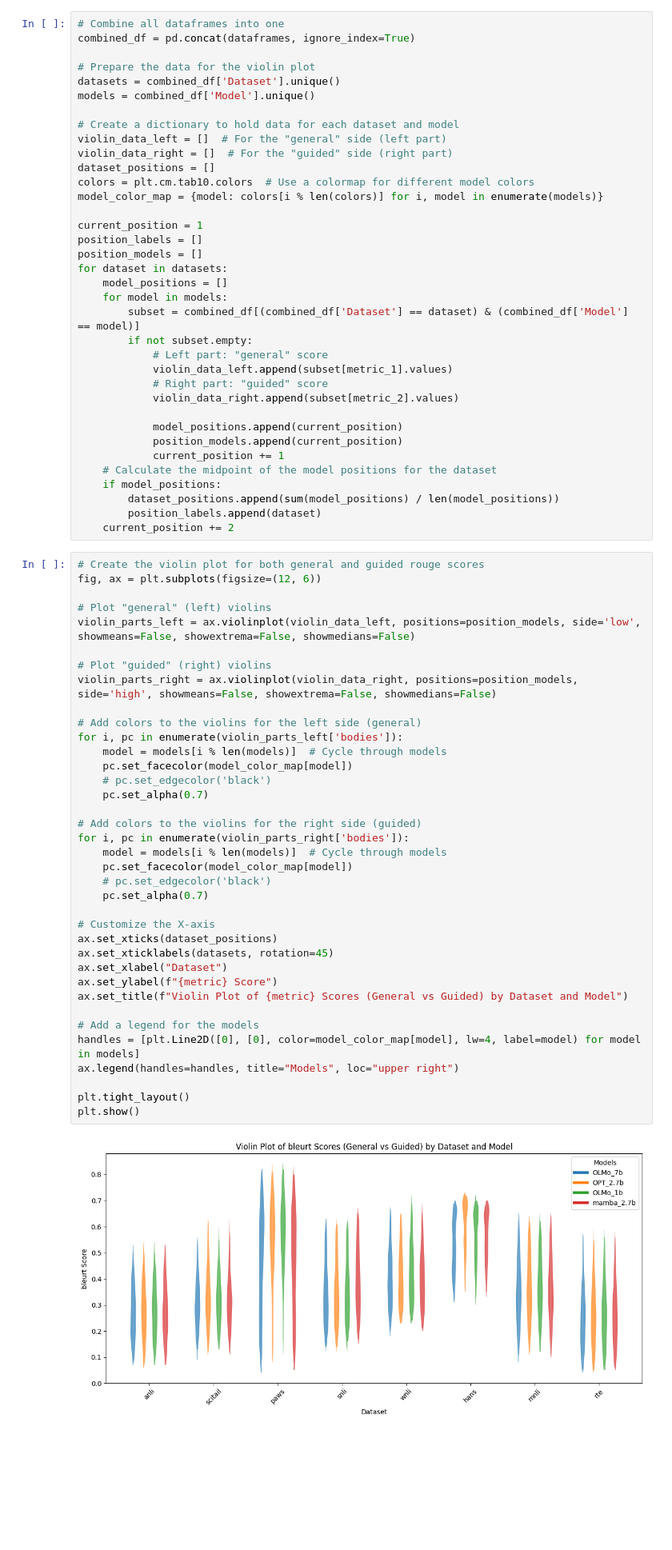
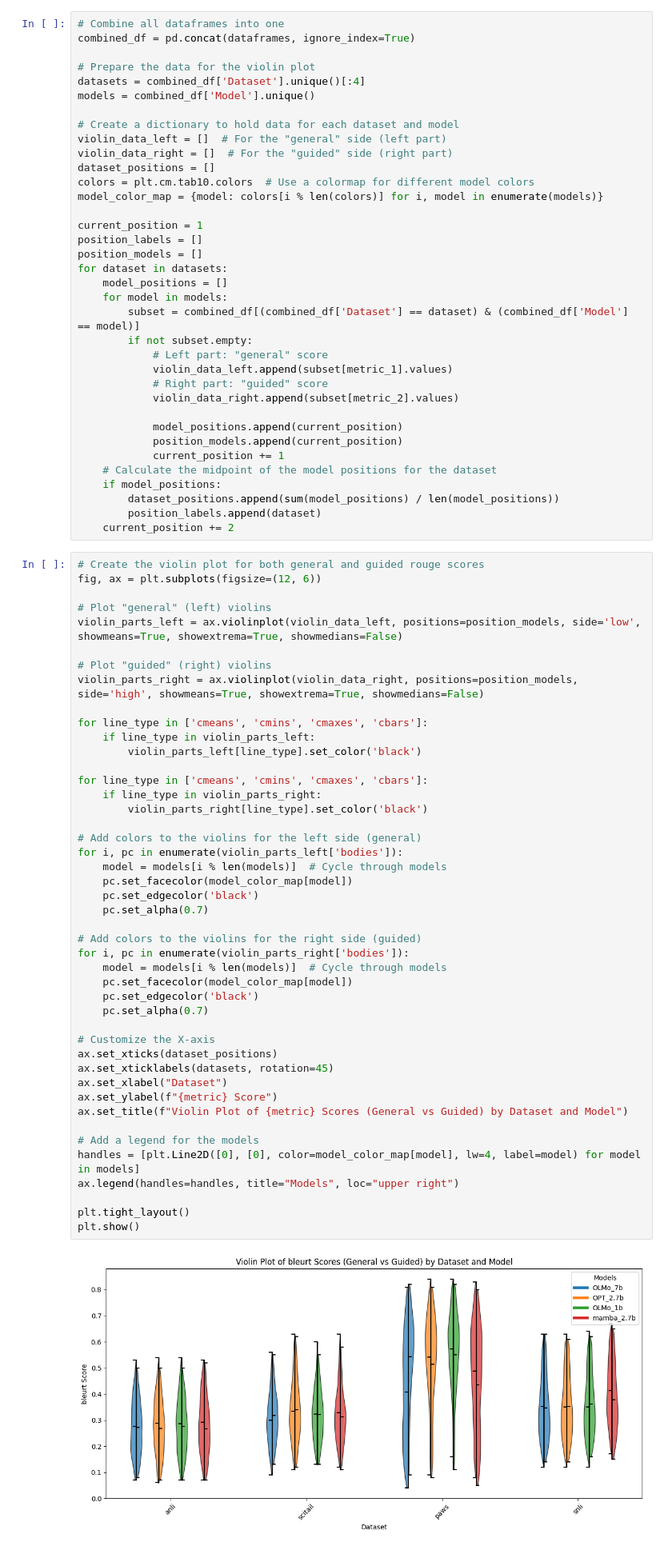
Before and after one commit to ilboglions/DL2024, a Jupyter notebook: notebooks/time_travel.ipynb, the cells around one changed output. Shown at 80% size. Drawn from its saved outputs; the diff is of its cells as text; blank space fills up the shorter version.

Commit message:
changed plots

```diff
--- a/notebooks/time_travel.ipynb
+++ b/notebooks/time_travel.ipynb
@@ -64,7 +66,7 @@ Loaded DataFrame from: results/time_travel/mamba_2.7b/rte/df.csv
 combined_df = pd.concat(dataframes, ignore_index=True)
 
 # Prepare the data for the violin plot
-datasets = combined_df['Dataset'].unique()
+datasets = combined_df['Dataset'].unique()[:4]
 models = combined_df['Model'].unique()
 
 # Create a dictionary to hold data for each dataset and model
@@ -100,37 +102,45 @@ for dataset in datasets:
 fig, ax = plt.subplots(figsize=(12, 6))
 
 # Plot "general" (left) violins
-violin_parts_left = ax.violinplot(violin_data_left, positions=position_models, side='low', showmeans=False, showextrema=False, showmedians=False)
+violin_parts_left = ax.violinplot(violin_data_left, positions=position_models, side='low', showmeans=True, showextrema=True, showmedians=False)
 
 # Plot "guided" (right) violins
-violin_parts_right = ax.violinplot(violin_data_right, positions=position_models, side='high', showmeans=False, showextrema=False, showmedians=False)
+violin_parts_right = ax.violinplot(violin_data_right, positions=position_models, side='high', showmeans=True, showextrema=True, showmedians=False)
+
+for line_type in ['cmeans', 'cmins', 'cmaxes', 'cbars']:
+    if line_type in violin_parts_left:
+        violin_parts_left[line_type].set_color('black')
+
+for line_type in ['cmeans', 'cmins', 'cmaxes', 'cbars']:
+    if line_type in violin_parts_right:
+        violin_parts_right[line_type].set_color('black')
 
 # Add colors to the violins for the left side (general)
 for i, pc in enumerate(violin_parts_left['bodies']):
     model = models[i % len(models)]  # Cycle through models
     pc.set_facecolor(model_color_map[model])
-    # pc.set_edgecolor('black')
+    pc.set_edgecolor('black')
     pc.set_alpha(0.7)
 
 # Add colors to the violins for the right side (guided)
 for i, pc in enumerate(violin_parts_right['bodies']):
     model = models[i % len(models)]  # Cycle through models
     pc.set_facecolor(model_color_map[model])
-    # pc.set_edgecolor('black')
+    pc.set_edgecolor('black')
     pc.set_alpha(0.7)
 
 # Customize the X-axis
 ax.set_xticks(dataset_positions)
 ax.set_xticklabels(datasets, rotation=45)
 ax.set_xlabel("Dataset")
 ax.set_ylabel(f"{metric} Score")
 ax.set_title(f"Violin Plot of {metric} Scores (General vs Guided) by Dataset and Model")
 
 # Add a legend for the models
 handles = [plt.Line2D([0], [0], color=model_color_map[model], lw=4, label=model) for model in models]
 ax.legend(handles=handles, title="Models", loc="upper right")
 
 plt.tight_layout()
 plt.show()
 # %% [output]
-[figure, old version]
+[figure, new version]
```
Also changed, not shown: parts of 3 cells of this notebook.
